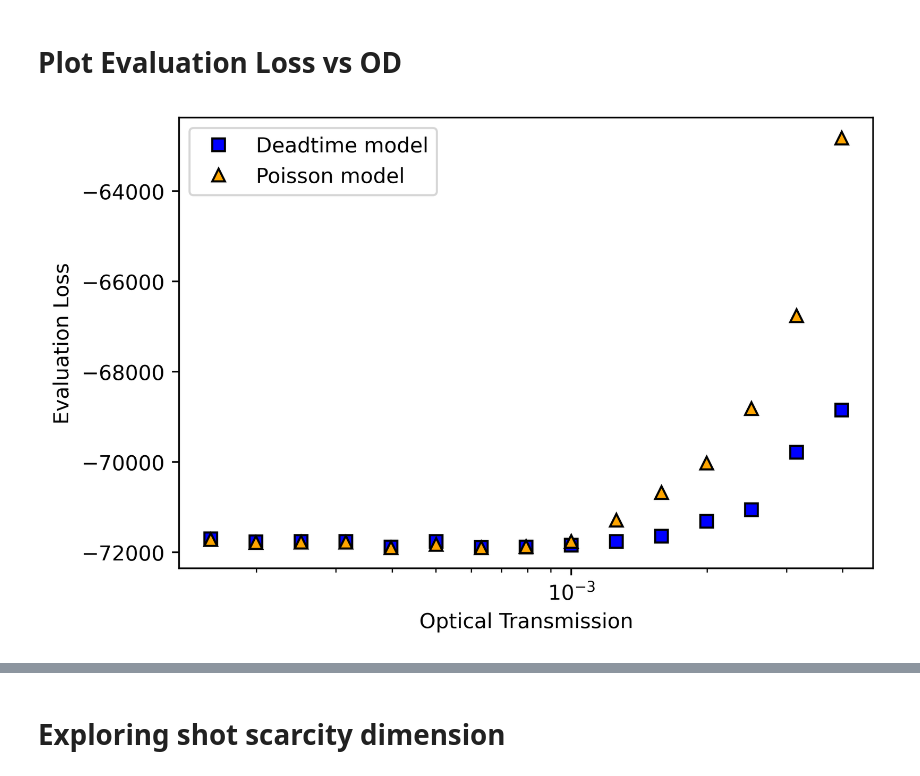
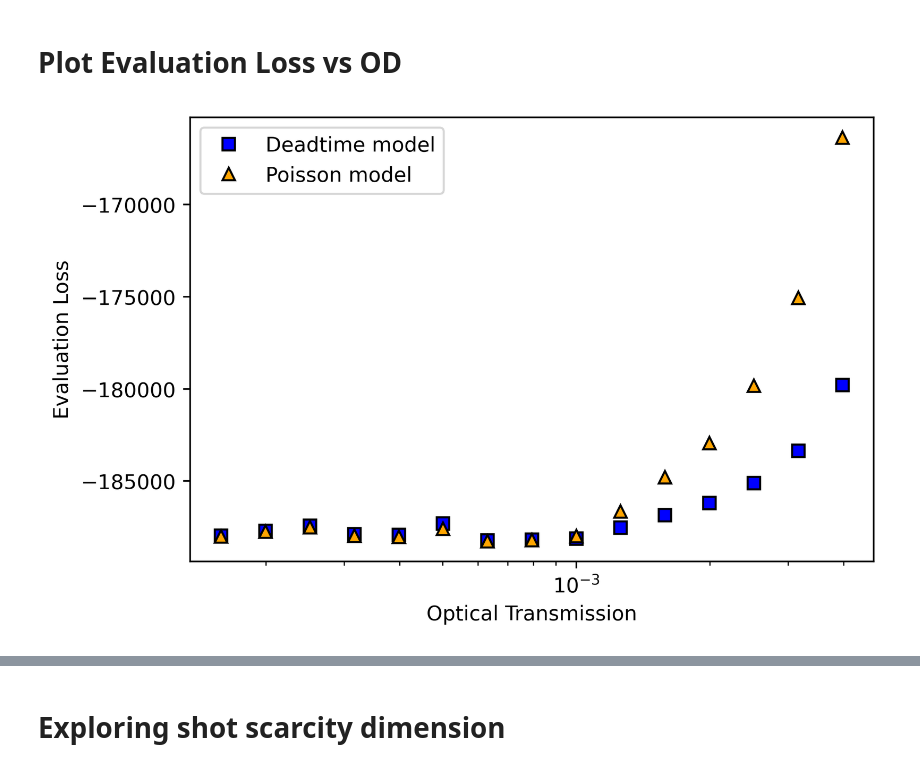
Before and after one commit to gkirchhoff32/ARSENL_backscatter_experiments, a Jupyter notebook: scripts/plot_eval_loss.ipynb, the cells around one changed output, grey strips where cells are left out. Cells and saved outputs as stored; diff of their text form; code cells hidden in the pictures.

```diff
--- a/scripts/plot_eval_loss.ipynb
+++ b/scripts/plot_eval_loss.ipynb
@@ -4,13 +4,17 @@ import matplotlib.ticker as mticker
 import pandas as pd
 import os
 import numpy as np
+
+import matplotlib as mpl
+
+mpl.rcParams.update({"figure.facecolor": "white"})
 # %%
 use_sim_data = False
 use_rmse = False
 # %%
 load_dir = r'C:\Users\Grant\OneDrive - UCB-O365\ARSENL\Experiments\SPCM\evaluation_loss'
-df_dtime = pd.read_csv(load_dir + r'/eval_loss_dtimeTrue_order7-17_shots1.00E+05.csv')
-df_pois = pd.read_csv(load_dir + r'/eval_loss_dtimeFalse_order6-14_shots1.00E+05.csv')
+df_dtime = pd.read_csv(load_dir + r'/eval_loss_dtimeTrue_order4-16_shots1.00E+04.csv')
+df_pois = pd.read_csv(load_dir + r'/eval_loss_dtimeFalse_order4-16_shots1.00E+04.csv')
 if use_sim_data:
     target_amp_dtime = df_dtime['Target Amplitude'].dropna()
     target_amp_pois = df_dtime['Target Amplitude'].dropna()
@@ -41,36 +45,37 @@ if use_sim_data:
         ax.plot(target_amp_dtime, RMSE_dtime, 's', color='cyan', markeredgecolor='black', label='Deadtime model')
         ax.plot(target_amp_pois, RMSE_pois, '^', color='brown', markeredgecolor='black', label='Poisson model')
         ax.set_ylabel('Relative RMSE')
         plt.legend()
     else:
         ax.plot(target_amp_dtime, eval_loss_dtime, 's', color='blue', markeredgecolor='black', label='Deadtime model')
         ax.plot(target_amp_pois, eval_loss_pois, '^', color='orange', markeredgecolor='black', label='Poisson model')
         ax.set_ylabel('Evaluation Loss')
         plt.legend()
     ax.set_xlabel('Peak Arrival Rate')
 else:
     transmit_factor = 10**(-OD)
     atten_factor = 1-transmit_factor
 
-    ax.plot(transmit_factor[4:], eval_loss_dtime[4:], 's', color='blue', markeredgecolor='black', label='Deadtime model')
-    ax.plot(transmit_factor[4:], eval_loss_pois[4:], '^', color='orange', markeredgecolor='black', label='Poisson model')
+    skip_num = 3
+    ax.plot(transmit_factor[skip_num:], eval_loss_dtime[skip_num:], 's', color='blue', markeredgecolor='black', label='Deadtime model')
+    ax.plot(transmit_factor[skip_num:], eval_loss_pois[skip_num:], '^', color='orange', markeredgecolor='black', label='Poisson model')
     ax.set_xlabel('Optical Transmission')
     ax.set_ylabel('Evaluation Loss')
     plt.legend()
 #     ax.set_title('Model Comparisons: Evaluation Loss')
 # ax.set_xlim([88, 100])
 # ax.set_ylim([-145000, -100000])
 plt.xscale('log')
 # plt.xlim([2e7, 4e9])
 # plt.ylim([0.6, 1.0])
 # plt.ylim([-17500, -15000])
 
 save_dir = r'C:/Users/Grant/Downloads'
 save_plt_file = r'/eval_loss_comparison.png'
 fig.savefig(save_dir + save_plt_file)
 plt.show()
 # %% [output]
-[figure, old version]
+[figure, new version]
 # %%
 # Plot Eval Loss vs Average Active-Detector Percentage
 
```
Also changed, not shown: parts of 1 cell of this notebook, 2 other files.
